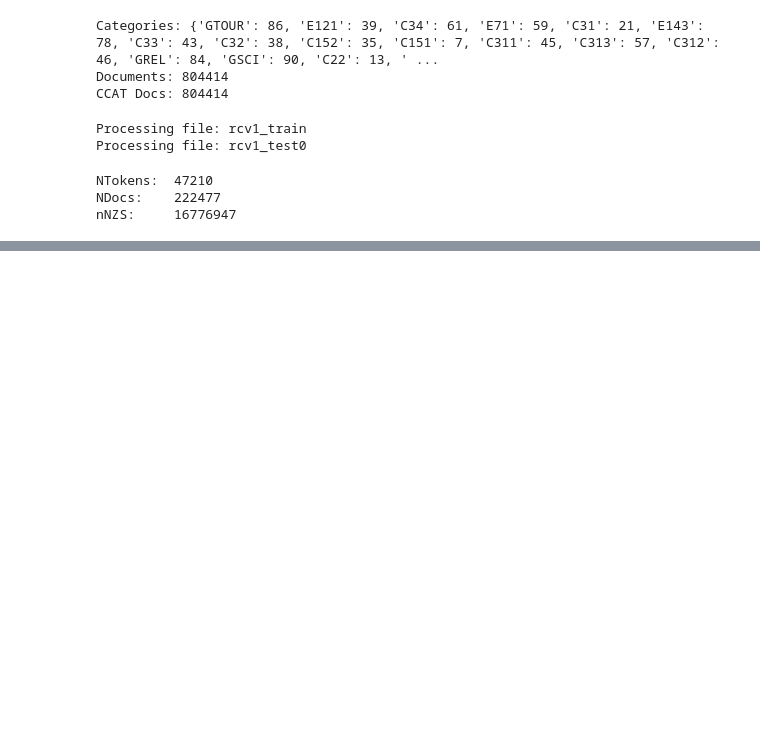
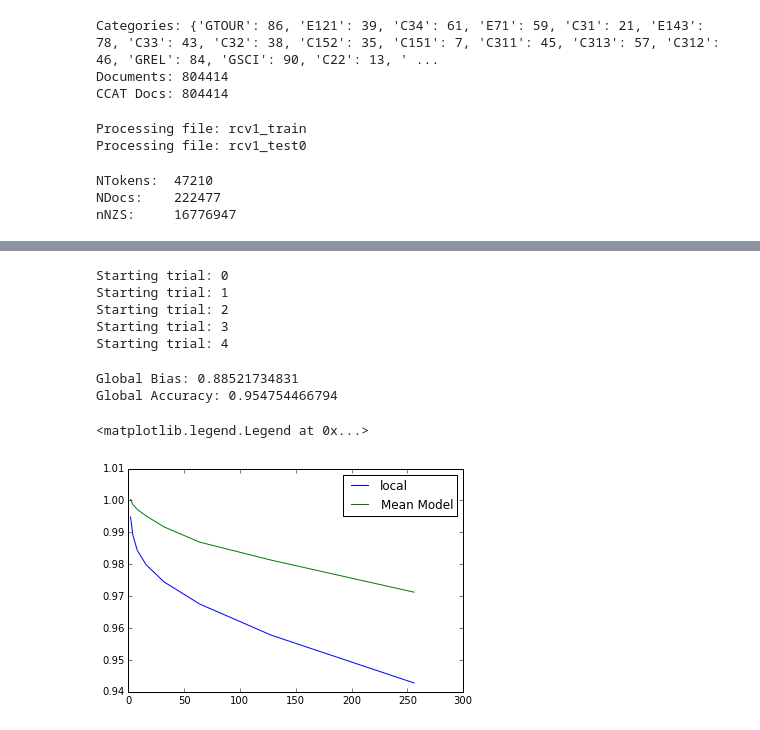
Before and after one commit to pbailis/fast-tpcc-repo, a Jupyter notebook: pysim/sklearn/DataTesting.ipynb, the cells around one changed output, grey strips where cells are left out. Saved outputs shown, nothing was run; the diff lists cells and outputs as text; code cells hidden in the pictures; blank space fills up the shorter version.

```diff
--- a/pysim/sklearn/DataTesting.ipynb
+++ b/pysim/sklearn/DataTesting.ipynb
@@ -423,6 +387,7 @@ nWords = max(word_ids)+1
 nDocs = max(doc_ids)+1
 nNZS = len(doc_ids)
 n = nDocs
+p = nWords
 print "NTokens:  " + str(nWords)
 print "NDocs:    " + str(nDocs)
 print "nNZS:     " + str(nNZS)
@@ -464,0 +445,77 @@ print globalLogistic.score(Xtest, Ytest)
+# %%
+trials = 5
+cluster_sizes = np.array([2,4,8,16,32,64,128,256])
+test_prop = 0.2
+
+testSize = int(test_prop * n)
+indices = np.arange(n)
+
+globalModelScores = np.zeros(trials)
+globalModels = np.zeros((trials, p+1))
+localModelScores = np.zeros((trials, size(cluster_sizes)))
+meanModelScores = np.zeros((trials, size(cluster_sizes)))
+modelVariance = np.zeros((trials, size(cluster_sizes)))
+
+
+for t in range(0, trials):
+    print "Starting trial: " + str(t)
+    # Randomly create training and test split
+    shuffle(indices)
+    Xtest = X[indices[:testSize],:]
+    Ytest = Y[indices[:testSize]]
+    Xtrain = X[indices[testSize:],:]
+    Ytrain = Y[indices[testSize:]]
+
+    # Train a global model on all the data
+    globalModel = svm.LinearSVC(loss='l1', C=1.5)
+    globalModel.fit(Xtrain, Ytrain)
+    globalModelScores[t] = globalModel.score(Xtest, Ytest)
+    globalModels[t,:] = np.append(globalModel.coef_.flatten(), globalModel.intercept_)
+
+    # Train local models on each machine
+    for m in range(0, size(cluster_sizes)):
+        num_machines = cluster_sizes[m]
+        split_indices = np.array_split(range(0, Xtrain.shape[0]), num_machines)
+        split_Xtrain = [Xtrain[ind,:] for ind in split_indices]
+        split_Ytrain = [Ytrain[ind] for ind in split_indices]
+        # Allocate arrays to store local model info
+        coeffs = np.zeros((num_machines, p+1))
+        scores = np.zeros(num_machines)
+
+        # Train local models
+        for i in range(0, num_machines):
+            localModel = svm.LinearSVC(loss='l1', C=1.5)
+            localModel.fit(split_Xtrain[i], split_Ytrain[i])
+            scores[i] = localModel.score(Xtest, Ytest)
+            coeffs[i, :] = np.append(localModel.coef_.flatten(), localModel.intercept_)
+
+        # Compute cluster statistics
+        localModelScores[t,m] = np.mean(scores)
+        modelVariance[t,m] = np.mean(np.square(coeffs - globalModels[t,:]))
+
+        # Super hack to try and estimate the score of the model obtained by averaging the models
+        avgCoeff = np.array([np.mean(coeffs, axis=0)])
+        meanModel = linear_model.LogisticRegression()
+        # Need to first train the model to set extra class variables
+        meanModel.fit(split_Xtrain[0], split_Ytrain[0])
+        # swap out the model parameters with mean parameters
+        meanModel.coef_ = avgCoeff[:, :-1]
+        meanModel.intercept_ = avgCoeff[:,-1]
+        meanModelScores[t,m] = meanModel.score(Xtest, Ytest)
+# %% [output]
+Starting trial: 0
+Starting trial: 1
+Starting trial: 2
+Starting trial: 3
+Starting trial: 4
+# %%
+print "Global Bias: " + str(np.mean((Y +2.0)/2.0))
+print "Global Accuracy: " + str( np.mean(globalModelScores))
+plot(cluster_sizes, np.mean(localModelScores, axis=0) / np.mean(globalModelScores))
+plot(cluster_sizes, np.mean(meanModelScores, axis=0) / np.mean(globalModelScores))
+legend(["local", "Mean Model"])
+# %% [output]
+Global Bias: 0.88521734831
+Global Accuracy: 0.954754466794
+<matplotlib.legend.Legend at 0x...>
+[figure, added]
```
Also changed, not shown: parts of 14 cells of this notebook.
